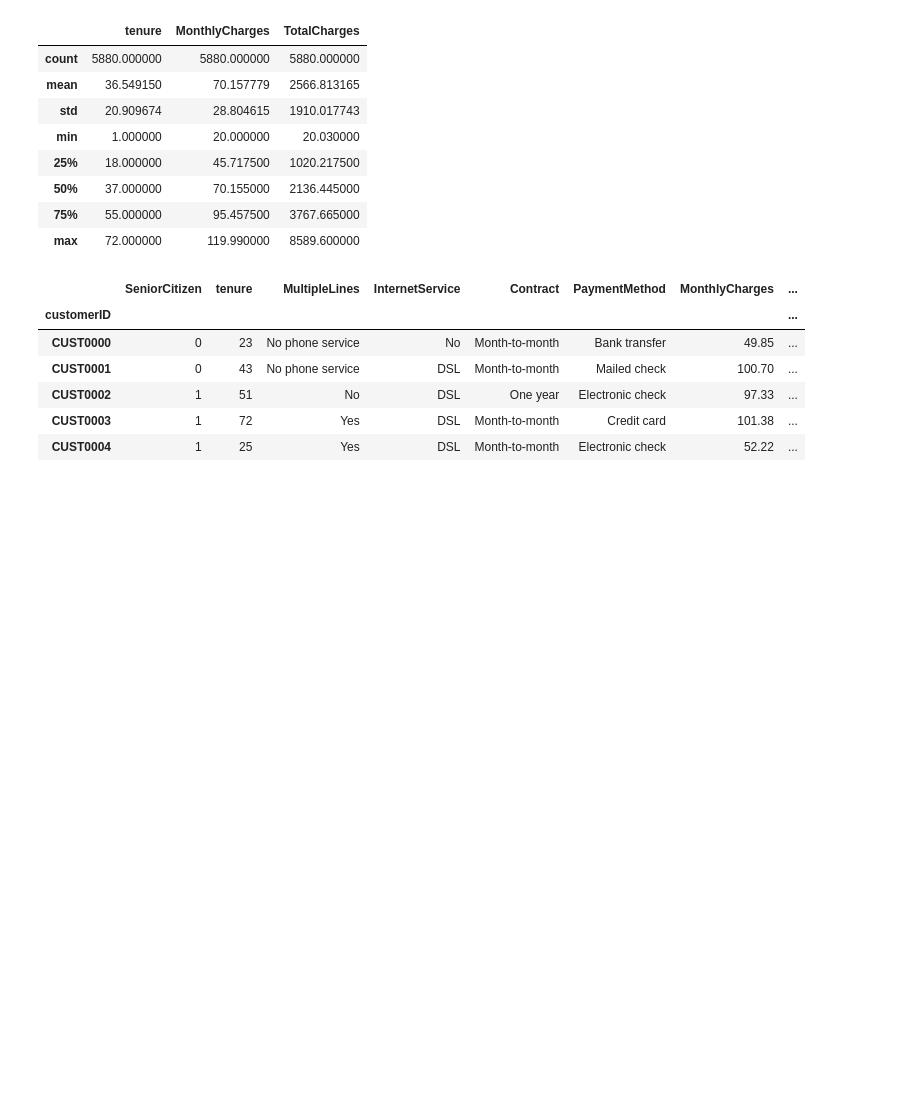
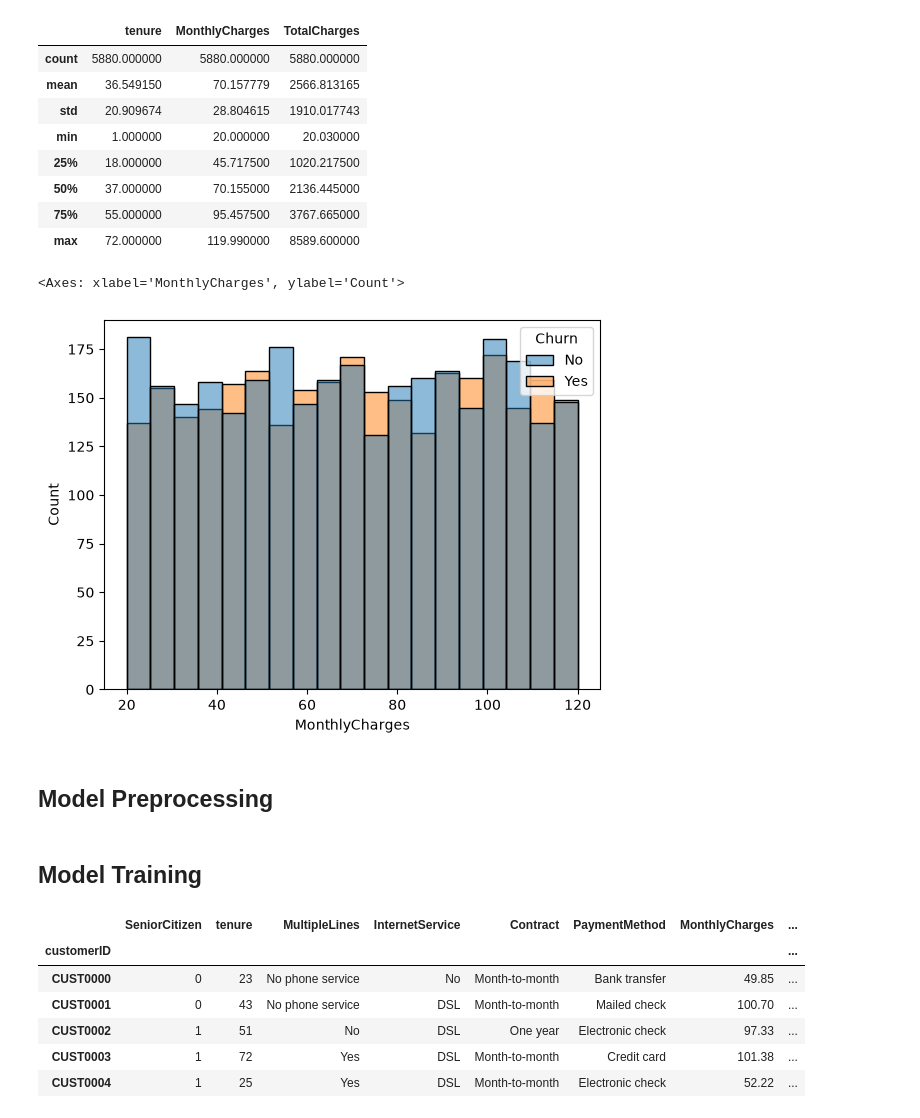
Before and after one commit to aneesakram/customer-churn-prediction, a Jupyter notebook: churnModel.ipynb, the cells around one changed output. Drawn from its saved outputs; the diff is of its cells as text; code cells hidden in the pictures; blank space fills up the shorter version.

```diff
--- a/churnModel.ipynb
+++ b/churnModel.ipynb
@@ -103,6 +127,13 @@ df[cols].describe()
 | 50% | 37.000000 | 70.155000 | 2136.445000 |
 | 75% | 55.000000 | 95.457500 | 3767.665000 |
 | max | 72.000000 | 119.990000 | 8589.600000 |
+# %%
+sns.histplot(df, x="MonthlyCharges", hue="Churn")
+# %% [output]
+<Axes: xlabel='MonthlyCharges', ylabel='Count'>
+[figure, added]
+# %% [markdown]
+## Model Preprocessing
 # %%
 # Random Forest Classifier Pipeline
 preprocessor = ColumnTransformer(
@@ -130,6 +156,8 @@ lr_pipeline = Pipeline(
         ("model", LogisticRegression(random_state = 42))
     ]
 )
+# %% [markdown]
+## Model Training
 # %%
 df.drop(binary_cols, inplace=True, axis=1)
 df.head()
```
Also changed, not shown: parts of 12 cells of this notebook.
